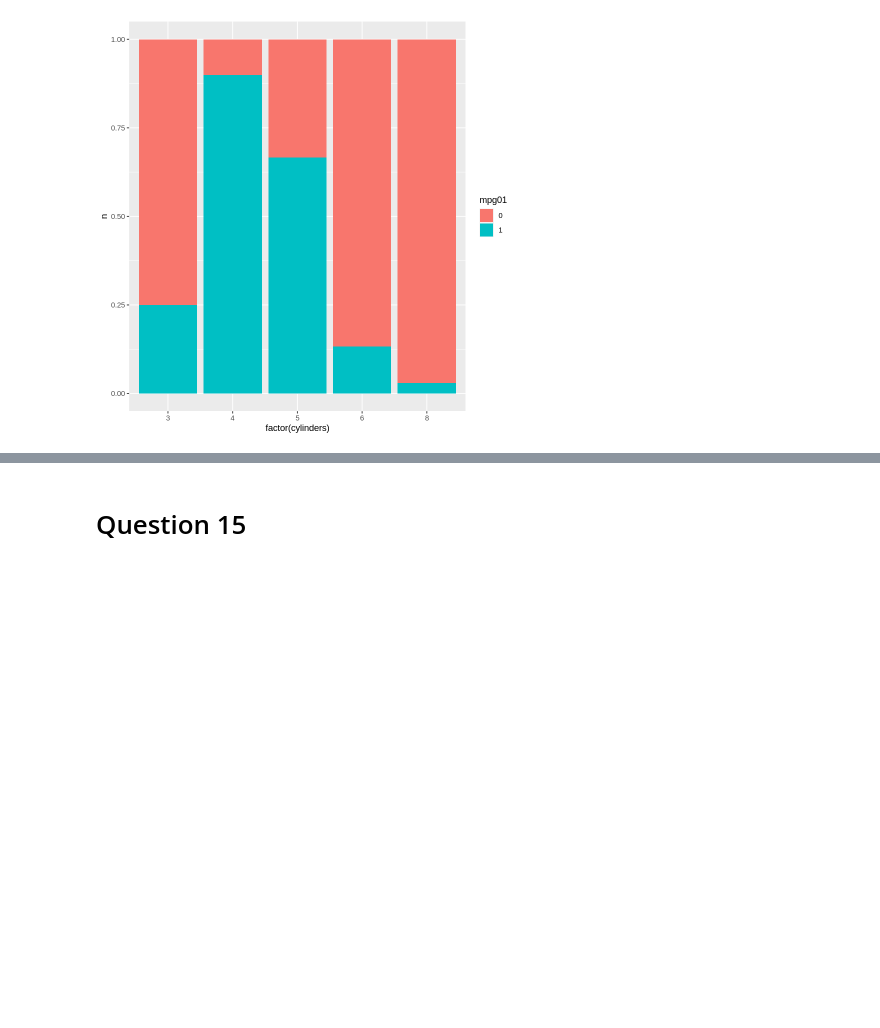
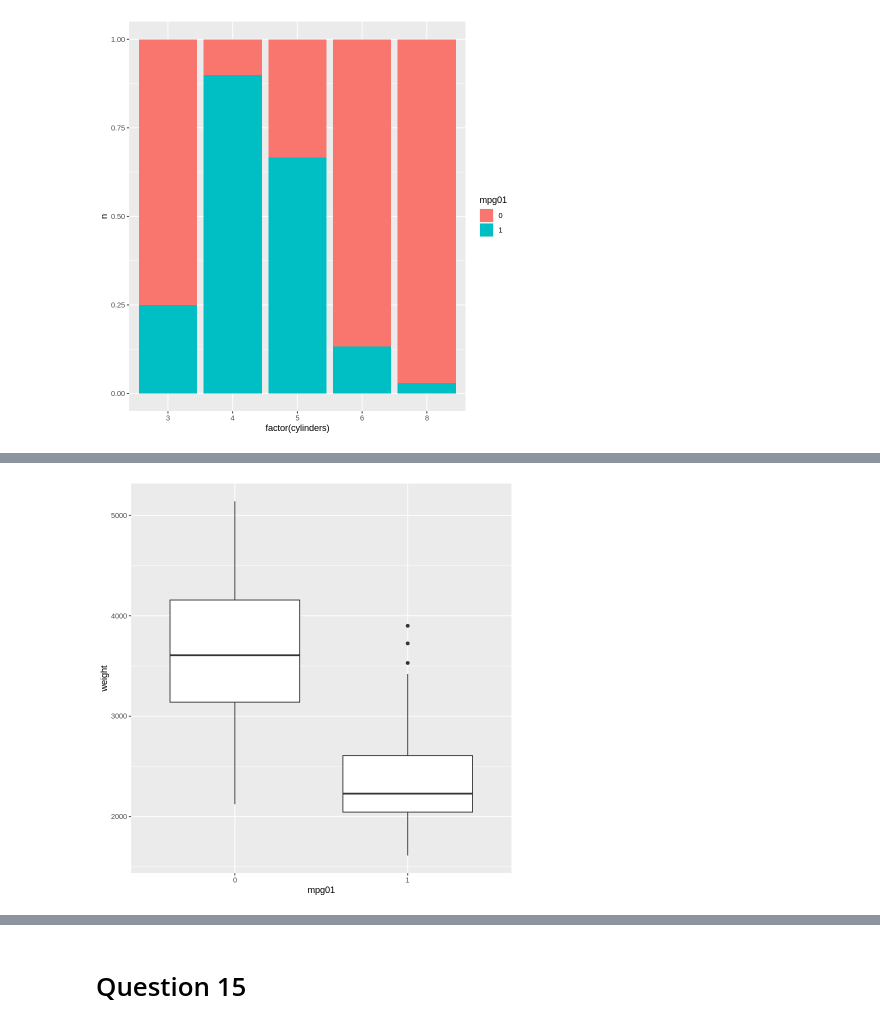
Before and after one commit to rrdepaula/Data_Science, a Jupyter notebook: Applied_Exercises_Ch_4_ISLR2_Ramon_de_Paula.ipynb, the cells around one changed output, grey strips where cells are left out. Saved outputs shown, nothing was run; the diff lists cells and outputs as text; code cells hidden in the pictures; blank space fills up the shorter version.

```diff
--- a/Applied_Exercises_Ch_4_ISLR2_Ramon_de_Paula.ipynb
+++ b/Applied_Exercises_Ch_4_ISLR2_Ramon_de_Paula.ipynb
@@ -706,0 +340,3 @@ Auto %>%
+# %%
+qplot(mpg01, weight, data = Auto, geom = "boxplot")
+# %% [output]
@@ -706,0 +345 @@ Auto %>%
+[figure, added]
```
Also changed, not shown: parts of 72 cells of this notebook.
